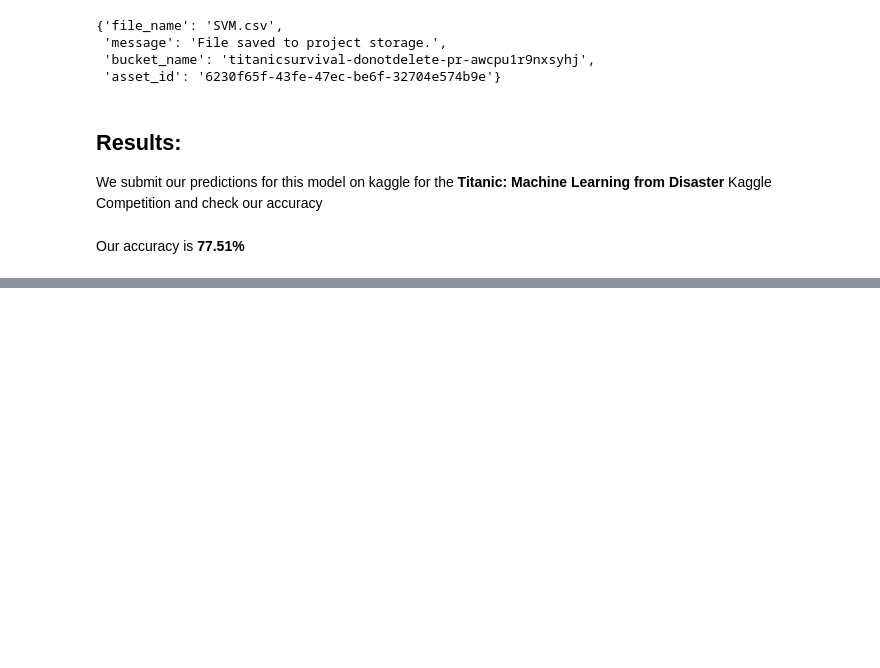
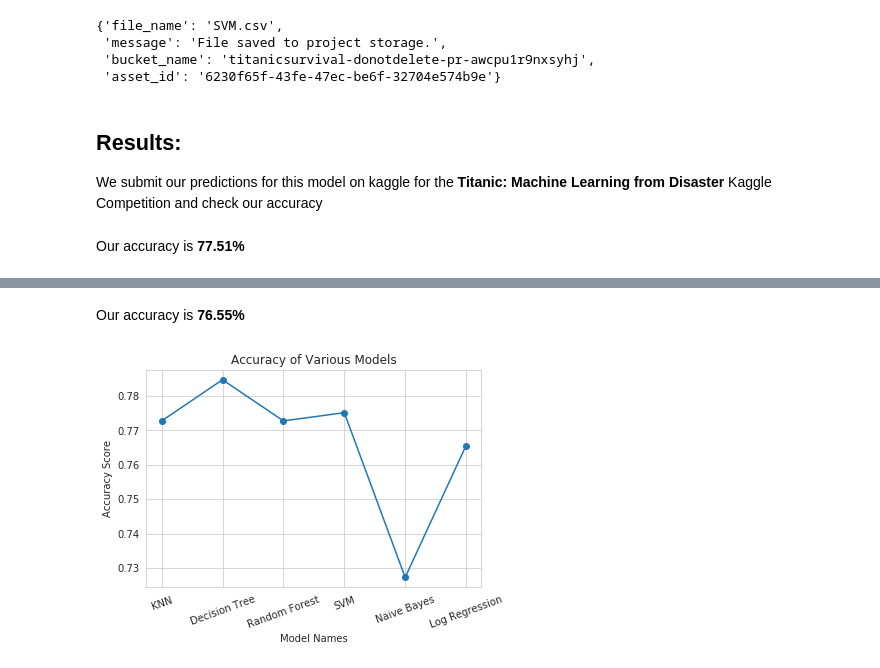
Before and after one commit to eshitagoel/Titanic_Survival, a Jupyter notebook: Titanic Survival.ipynb, the cells around one changed output, grey strips where cells are left out. Drawn from its saved outputs; the diff is of its cells as text; code cells hidden in the pictures; blank space fills up the shorter version.

```diff
--- a/Titanic Survival.ipynb
+++ b/Titanic Survival.ipynb
@@ -918,0 +1004,2 @@ SVM_accuracy = 0.77511
+# %%
+NB_accuracy = 0.72727
@@ -918,0 +1065,13 @@ SVM_accuracy = 0.77511
+# %% [markdown]
+Our accuracy is <b>76.55%</b>
+# %%
+LR_accuracy = 0.76555
+# %%
+plt.plot(range(1,7),[KNN_accuracy,TREE_accuracy,FOREST_accuracy,SVM_accuracy,NB_accuracy,LR_accuracy],marker='o')
+plt.xticks(range(1,7),['KNN','Decision Tree','Random Forest','SVM','Naive Bayes','Log Regression'],rotation=20)
+plt.title('Accuracy of Various Models')
+plt.xlabel('Model Names')
+plt.ylabel("Accuracy Score")
+plt.show()
+# %% [output]
+[figure, added]
```
Also changed, not shown: parts of 22 cells of this notebook.
